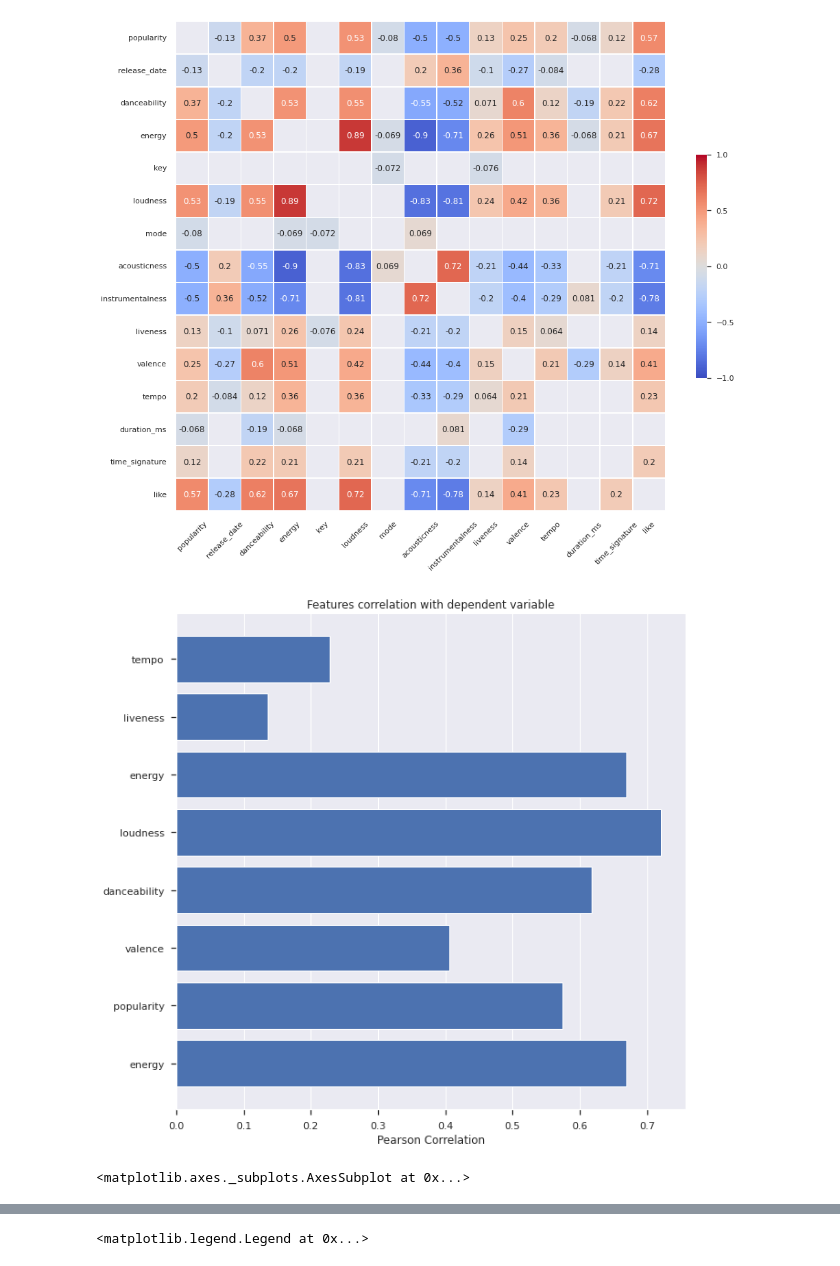
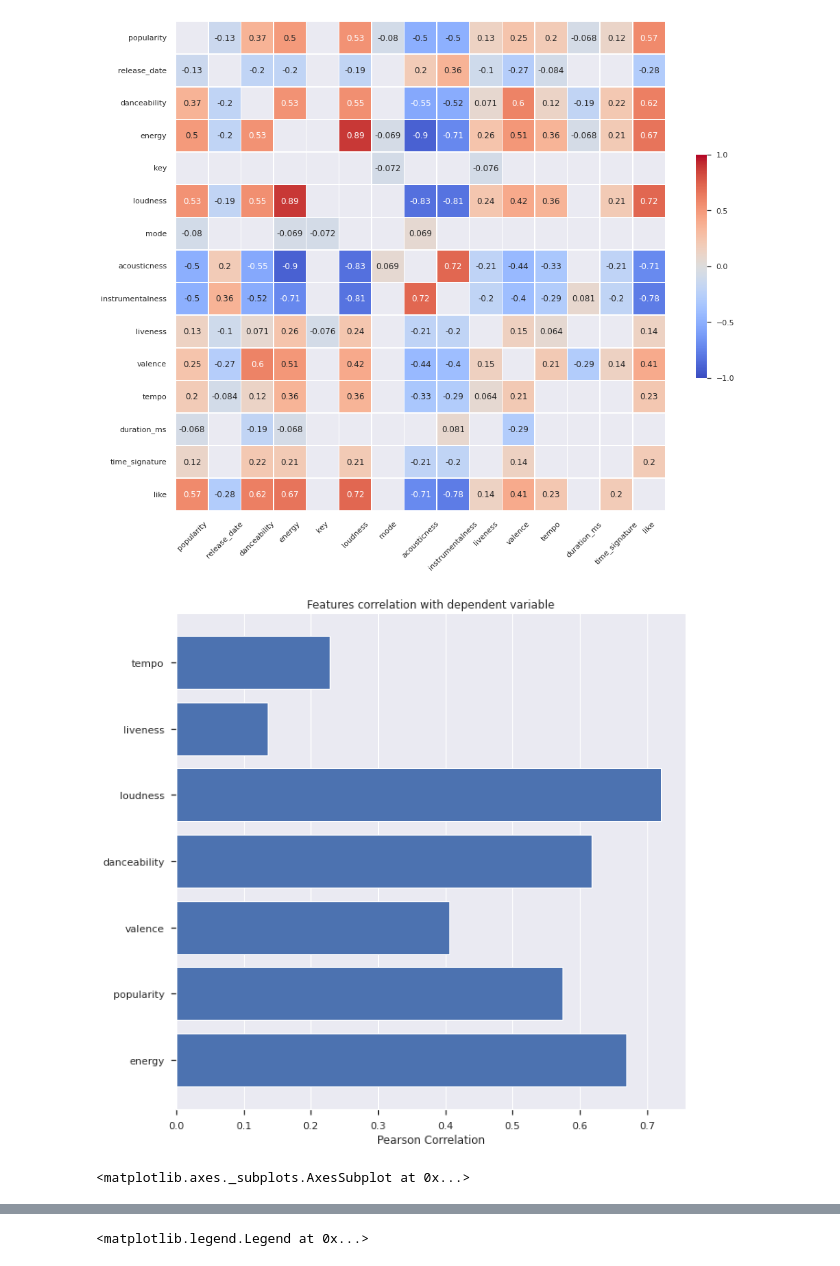
Before and after one commit to claramarto11/AAvanceproject, a Jupyter notebook: Projeto_final.ipynb, the cells around one changed output, grey strips where cells are left out. Drawn from its saved outputs; the diff is of its cells as text; code cells hidden in the pictures.

```diff
--- a/Projeto_final.ipynb
+++ b/Projeto_final.ipynb
@@ -409,13 +404,13 @@ sns.set_style({'xtick.bottom': True}, {'ytick.left': True})
 # %%
-feature_names =["energy", "popularity","valence","danceability",'loudness','energy','liveness','tempo']
+feature_names =["energy", "popularity","valence","danceability",'loudness','liveness','tempo']
 X, y = df[feature_names], df['like']
 features = np.array(feature_names)
 visualizer = FeatureCorrelation(labels=features)
 plt.rcParams['figure.figsize']=(10,10)
 visualizer.fit(X, y)
 visualizer.show()
 # %% [output]
-[figure, old version]
+[figure, new version]
 <matplotlib.axes._subplots.AxesSubplot at 0x...>
 # %%
 fig = px.scatter_matrix(df,
```
Also changed, not shown: parts of 24 cells of this notebook.
